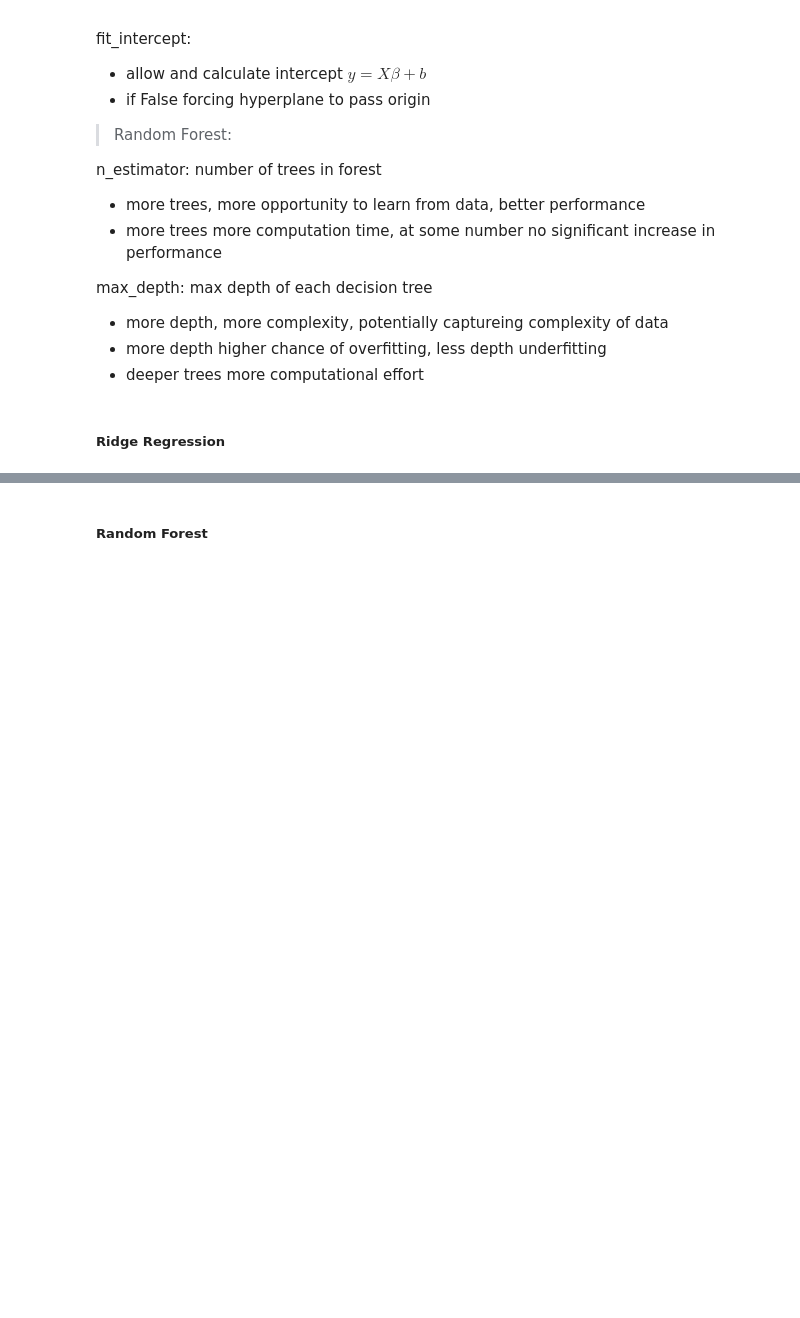
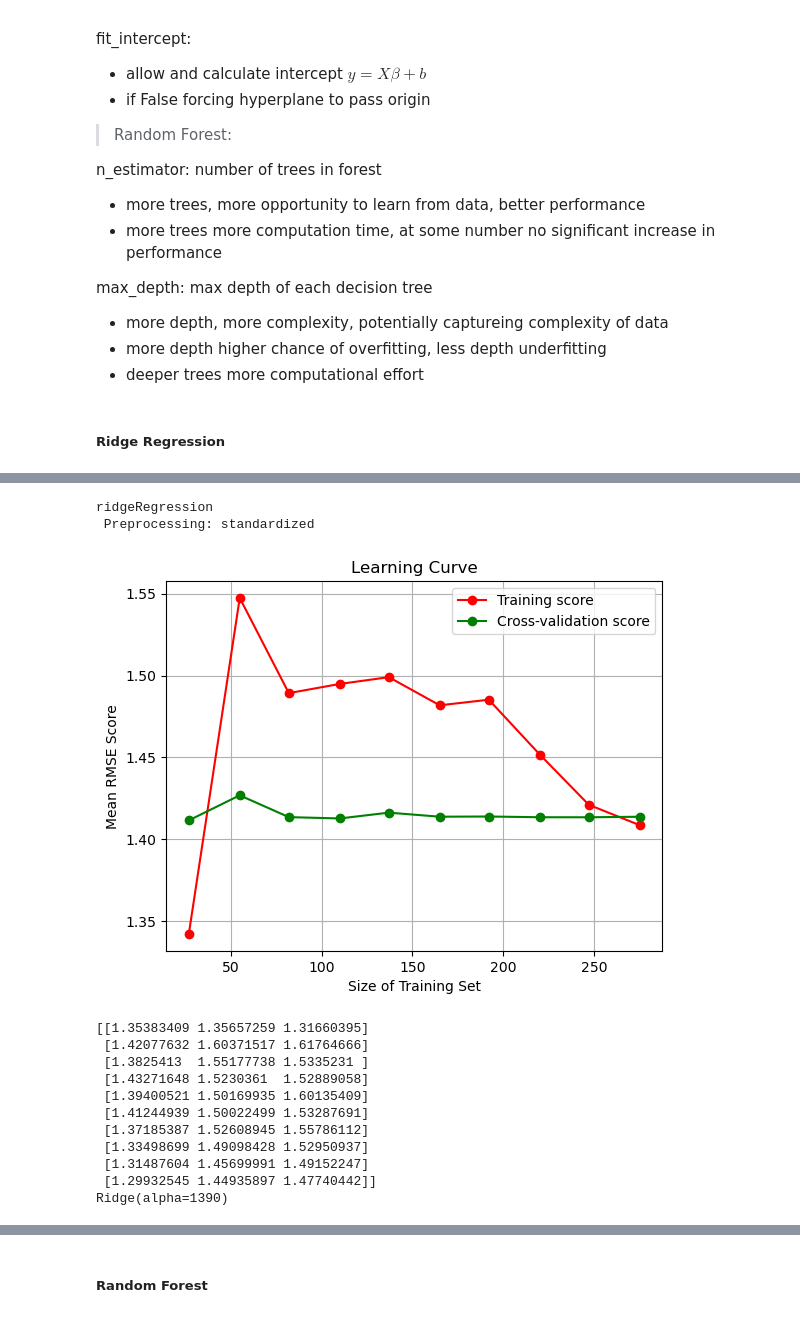
Before and after one commit to Yawkward/fire_data, a Jupyter notebook: FWI_project.ipynb, the cells around one changed output, grey strips where cells are left out. Drawn from its saved outputs; the diff is of its cells as text; code cells hidden in the pictures; blank space fills up the shorter version.

Commit message:
different binning, alotta reasoning,ready for MLP Regressor

```diff
--- a/FWI_project.ipynb
+++ b/FWI_project.ipynb
@@ -535,0 +548,34 @@ Ridge(alpha=3.5)
+# %%
+a_model = get_model(model_name='ridgeRegression')
+param_grid = {"alpha": np.array(np.arange(1378, 1410, 1)), "fit_intercept": [False, True]}
+# fit_intercept seems to be always chosen as true, model returned withouth the parameter,
+# but if i force to be [False, False] then model will be returned with fit_intercept=False.
+binning = [-np.inf, 0.01, 0.52, 6.57, 1090.84]
+bin_label = [1, 2, 3, 4]
+
+rmse_ridge, ridgeReg_tuned = evaluate_model3(X_train, y_train,
+                a_model,
+                param_grid=param_grid,
+                standardize=True,
+                thr_bins=binning,
+                bin_label=bin_label,
+                kfolds=3,
+                plot=True)
+dump(ridgeReg_tuned, 'ridgeReg_tuned.pkl') # save the model as .pkl
+print(rmse_ridge)
+print(ridgeReg_tuned)
+# %% [output]
+ridgeRegression
+ Preprocessing: standardized
+[figure, added]
+[[1.35383409 1.35657259 1.31660395]
+ [1.42077632 1.60371517 1.61764666]
+ [1.3825413  1.55177738 1.5335231 ]
+ [1.43271648 1.5230361  1.52889058]
+ [1.39400521 1.50169935 1.60135409]
+ [1.41244939 1.50022499 1.53287691]
+ [1.37185387 1.52608945 1.55786112]
+ [1.33498699 1.49098428 1.52950937]
+ [1.31487604 1.45699991 1.49152247]
+ [1.29932545 1.44935897 1.47740442]]
+Ridge(alpha=1390)
```
Also changed, not shown: parts of 23 cells of this notebook, 9 other files.
